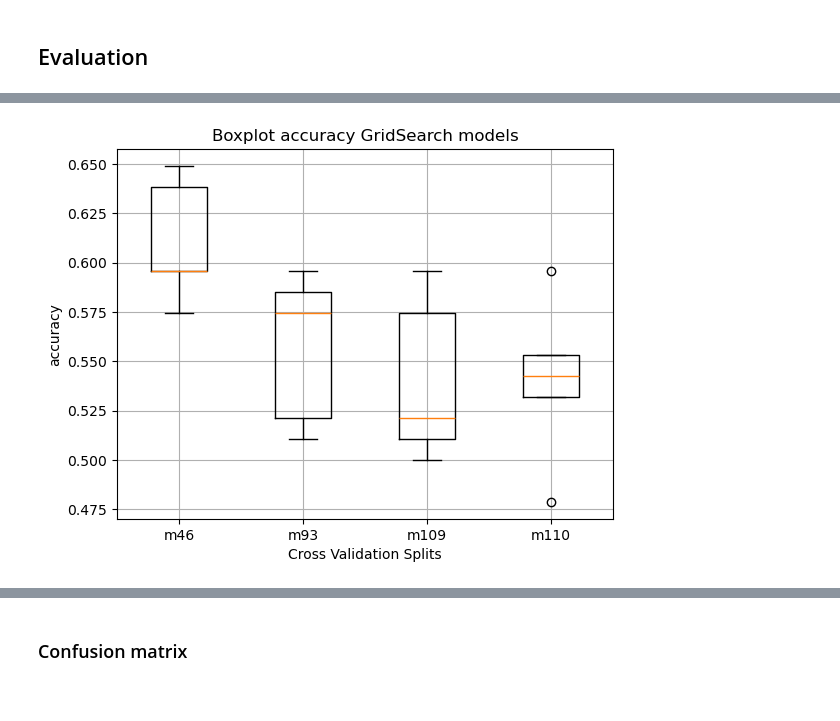
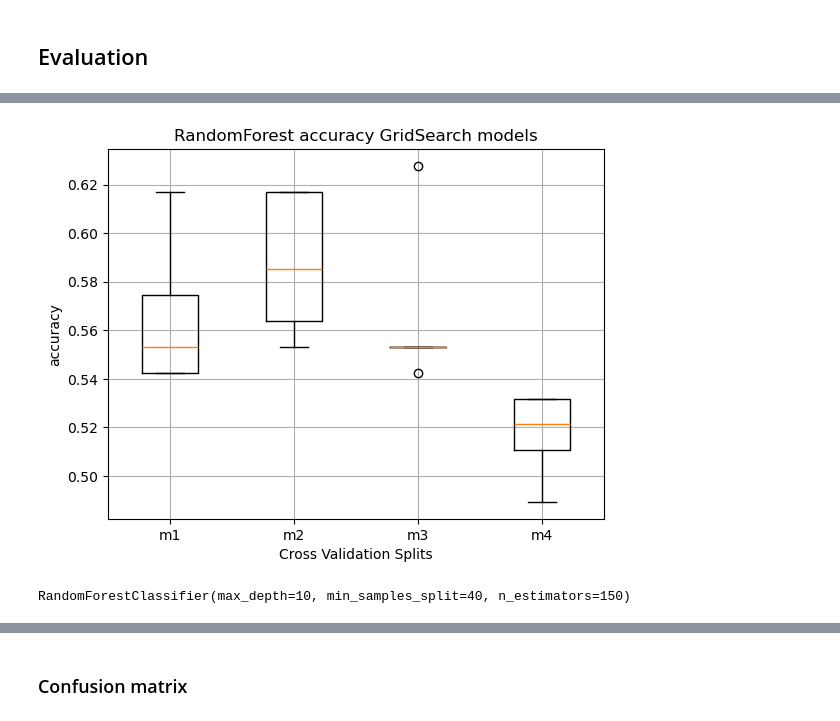
Before and after one commit to alfredcargar/master-thesis, a Jupyter notebook: notebooks/classification_model.ipynb, the cells around one changed output, grey strips where cells are left out. Drawn from its saved outputs; the diff is of its cells as text; code cells hidden in the pictures.

Commit message:
updated models

```diff
--- a/notebooks/classification_model.ipynb
+++ b/notebooks/classification_model.ipynb
@@ -30,6 +30,12 @@ seed = 1862
 # %%
 df = pd.read_csv(DATASET_FINAL, sep=';')
 df_features = df.drop(['capacity'], axis=1)
+
+# ramdom forest
+df_features_rf = df_features.drop(['volume_with_steps','year_from','year_to','day_from','month_from','month_to'
+                                  ,'is_tma','ground','ceiling','lowest_bound'
+                                  ,'max_entriesInWindow_60','attitude_cruise_cruise'
+                                  ,'max_harmonic_complexity','median_harmonic_complexity','std_complexity','std_harmonic_complexity'], axis=1)
 # %% [markdown]
 ### Converting to a classification problem
 # %% [markdown]
@@ -102,7 +108,7 @@ import numpy as np
 # %% [markdown]
 ## Train
 # %%
-x_train, x_test, y_train, y_test = train_test_split(df_features, df_target, test_size=0.2, random_state=seed)
+x_train, x_test, y_train, y_test = train_test_split(df_features_rf, df_target, test_size=0.2, random_state=seed)
 rf_base = RandomForestClassifier(random_state=seed)
 # %%
 params = {
@@ -176,16 +182,28 @@ Index(['mean_fit_time', 'std_fit_time', 'mean_score_time', 'std_score_time',
 # %%
 # best candidates
-m110 = results[['split0_test_accuracy','split1_test_accuracy','split2_test_accuracy','split3_test_accuracy','split4_test_accuracy']].iloc[110]
-m109 = results[['split0_test_accuracy','split1_test_accuracy','split2_test_accuracy','split3_test_accuracy','split4_test_accuracy']].iloc[109]
-m93 = results[['split0_test_accuracy','split1_test_accuracy','split2_test_accuracy','split3_test_accuracy','split4_test_accuracy']].iloc[93]
-m46 = results[['split0_test_accuracy','split1_test_accuracy','split2_test_accuracy','split3_test_accuracy','split4_test_accuracy']].iloc[46]
+m1 = results[['split0_test_accuracy','split1_test_accuracy','split2_test_accuracy','split3_test_accuracy','split4_test_accuracy']].iloc[46]
+m2 = results[['split0_test_accuracy','split1_test_accuracy','split2_test_accuracy','split3_test_accuracy','split4_test_accuracy']].iloc[32]
+m3 = results[['split0_test_accuracy','split1_test_accuracy','split2_test_accuracy','split3_test_accuracy','split4_test_accuracy']].iloc[45]
+m4 = results[['split0_test_accuracy','split1_test_accuracy','split2_test_accuracy','split3_test_accuracy','split4_test_accuracy']].iloc[106]
 
-plt.boxplot([m46.values,m93.values,m109.values,m110.values], labels=['m46','m93','m109','m110'])
-plt.title('Boxplot accuracy GridSearch models')
+plt.boxplot([m1.values,m2.values,m3.values,m4.values], labels=['m1','m2','m3','m4'])
+plt.title('RandomForest accuracy GridSearch models')
 plt.xlabel('Cross Validation Splits')
 plt.ylabel('accuracy')
 plt.grid(True)
 plt.savefig('../plots/boxplot_rf_cl.png')
 plt.show()
 # %% [output]
-[figure, old version]
+[figure, new version]
+# %%
+# training with best parameters
+params = {
+    'max_depth': results.iloc[107]['param_max_depth'],
+    'n_estimators': results.iloc[107]['param_n_estimators'],
+    'criterion': results.iloc[107]['param_criterion'],
+    'min_samples_split': results.iloc[107]['param_min_samples_split']
+}
+best_rf = RandomForestClassifier(**params)
+best_rf.fit(x_train,y_train)
+# %% [output]
+RandomForestClassifier(max_depth=10, min_samples_split=40, n_estimators=150)
```
Also changed, not shown: parts of 7 cells of this notebook, 2 other files.
